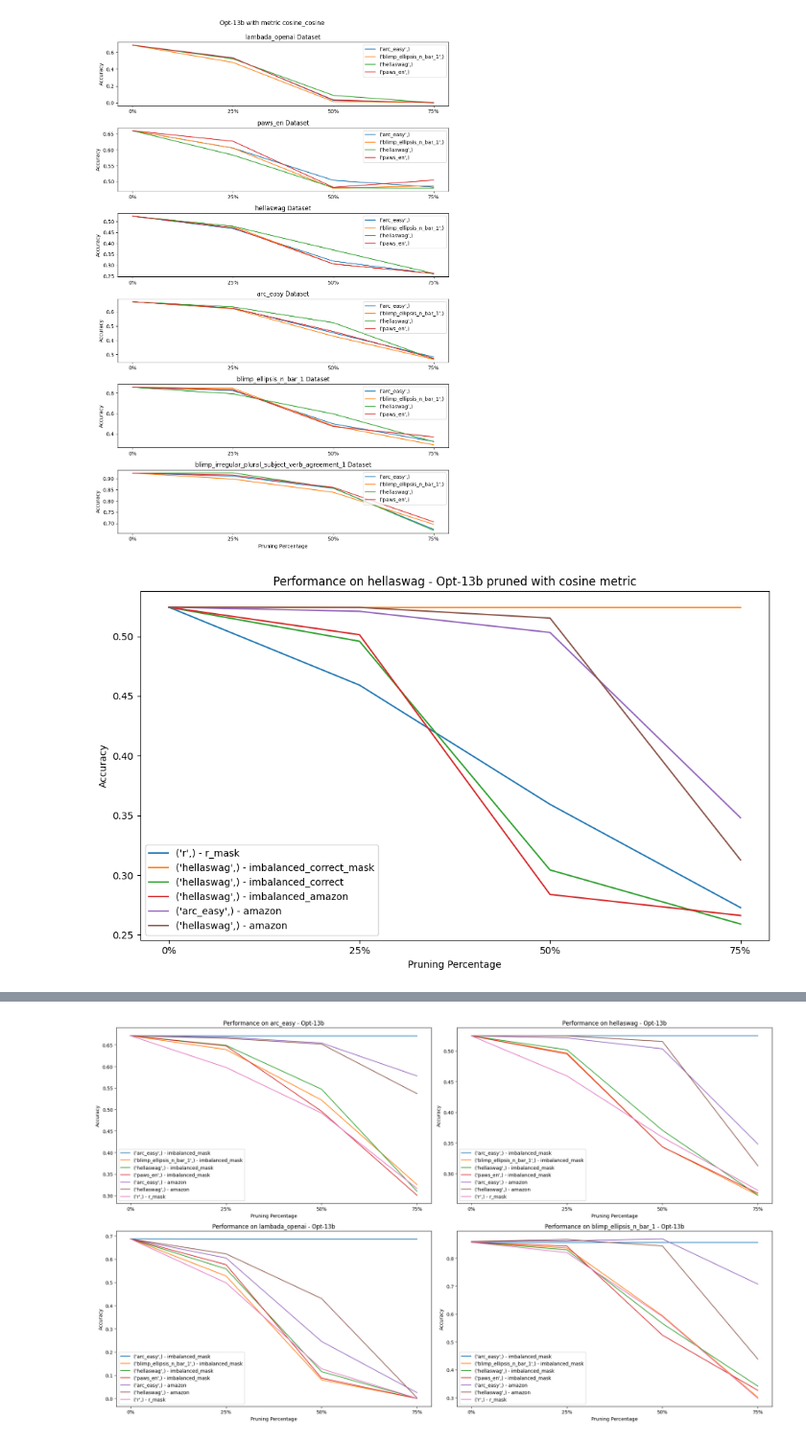
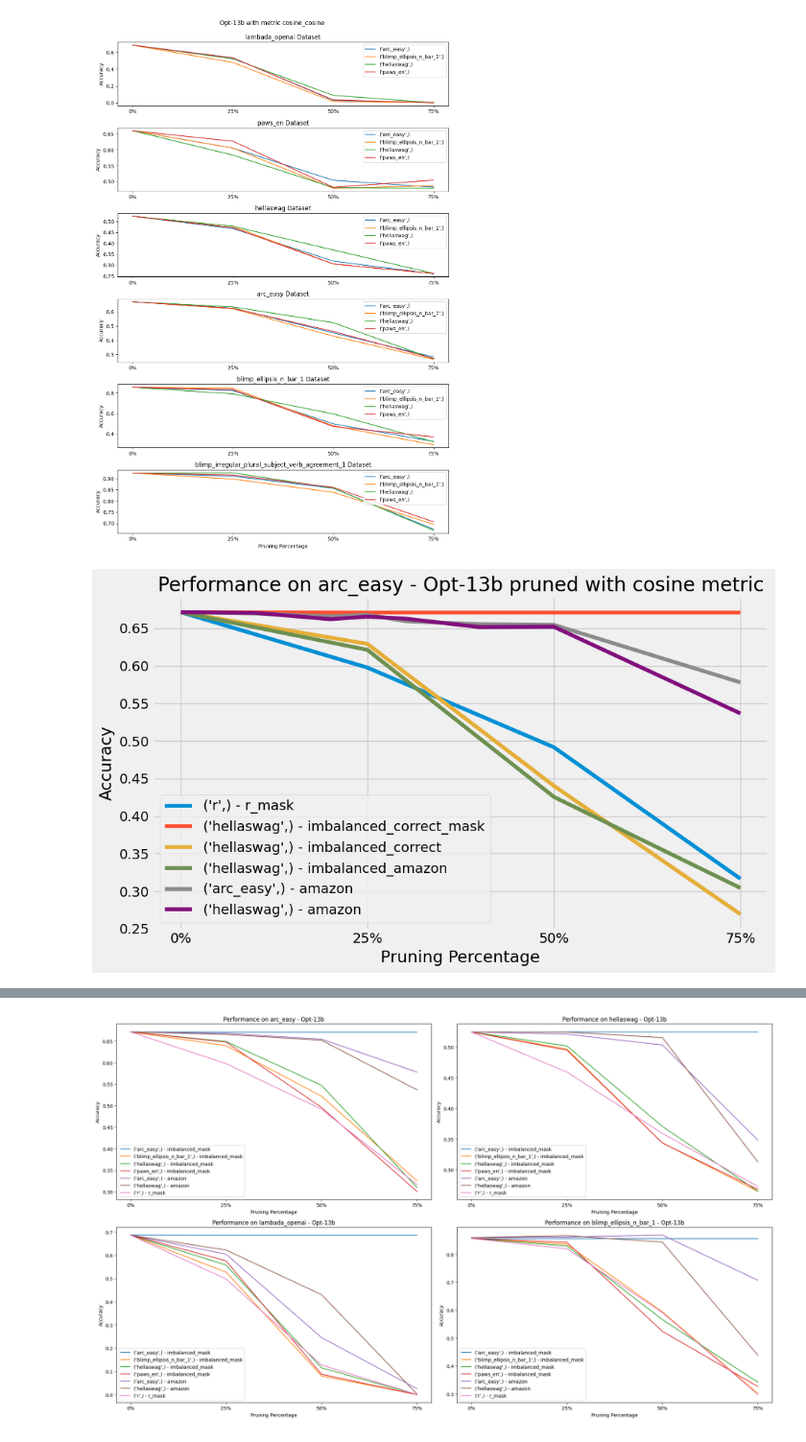
Before and after one commit to johanlaursen/explainabloomity, a Jupyter notebook: results.ipynb, the cells around one changed output, grey strips where cells are left out. Shown at 96% size. Saved outputs shown, nothing was run; the diff lists cells and outputs as text; code cells hidden in the pictures.

Commit message:
added results for arc easy amazon

```diff
--- a/results.ipynb
+++ b/results.ipynb
@@ -4,6 +4,7 @@ import os
 import pandas as pd
 import json
 import matplotlib.pyplot as plt
+plt.style.use('fivethirtyeight')
 # %%
 def get_results(path="/mnt/c/github/explainabloomity/results"):
     models = ("opt-13b", )
@@ -218,28 +215,28 @@ metric_based_plot(df[df['prune_method'] == 'balanced_mask'], prune_metric='cosin
 # %%
 def plot_task_comparison(df, task, prune_metric, prune_methods = ['r_mask', 'imbalanced_correct_mask', 'imbalanced_correct', 'imbalanced_amazon', 'amazon'], model='opt-13b'):
     plt.figure(figsize=(10, 6))
 
     for prune_method in prune_methods:
         # Filtering data based on task, prune method, metric, and model
         task_data = df[(df['task'] == task) & (df['prune_method'] == prune_method) &
                        ((df['metric'] == prune_metric) | (df['metric'] == 'amazon') | (df['metric'] == 'r')) & (df['model'] == model)]
 
         for prune_task, group_data in task_data.groupby(['prune_task']):
             # Sort and plot each group
             sorted_data = group_data.sort_values(by=['percent'])
             plt.plot(sorted_data['percent'], sorted_data['norm_accuracy'], label=f'{prune_task} - {prune_method}')
 
     # Setting plot details
     plt.title(f'Performance on {task} - {model.capitalize()} pruned with {prune_metric.split("_")[0]} metric')
     plt.xlabel('Pruning Percentage')
     plt.ylabel('Accuracy')
     plt.legend(loc='lower left')
     plt.xticks([0, 0.25, 0.5, 0.75], ['0%', '25%', '50%', '75%'])
     plt.tight_layout()
     plt.show()
 
 # Call the function for a specific task
-plot_task_comparison(df_final, task='hellaswag', prune_metric='cosine_cosine', model='opt-13b')
+plot_task_comparison(df_final, task='arc_easy', prune_metric='cosine_cosine', model='opt-13b')
 # %% [output]
-[figure, old version]
+[figure, new version]
 # %%
```
Also changed, not shown: parts of 3 cells of this notebook, 4 other files.
